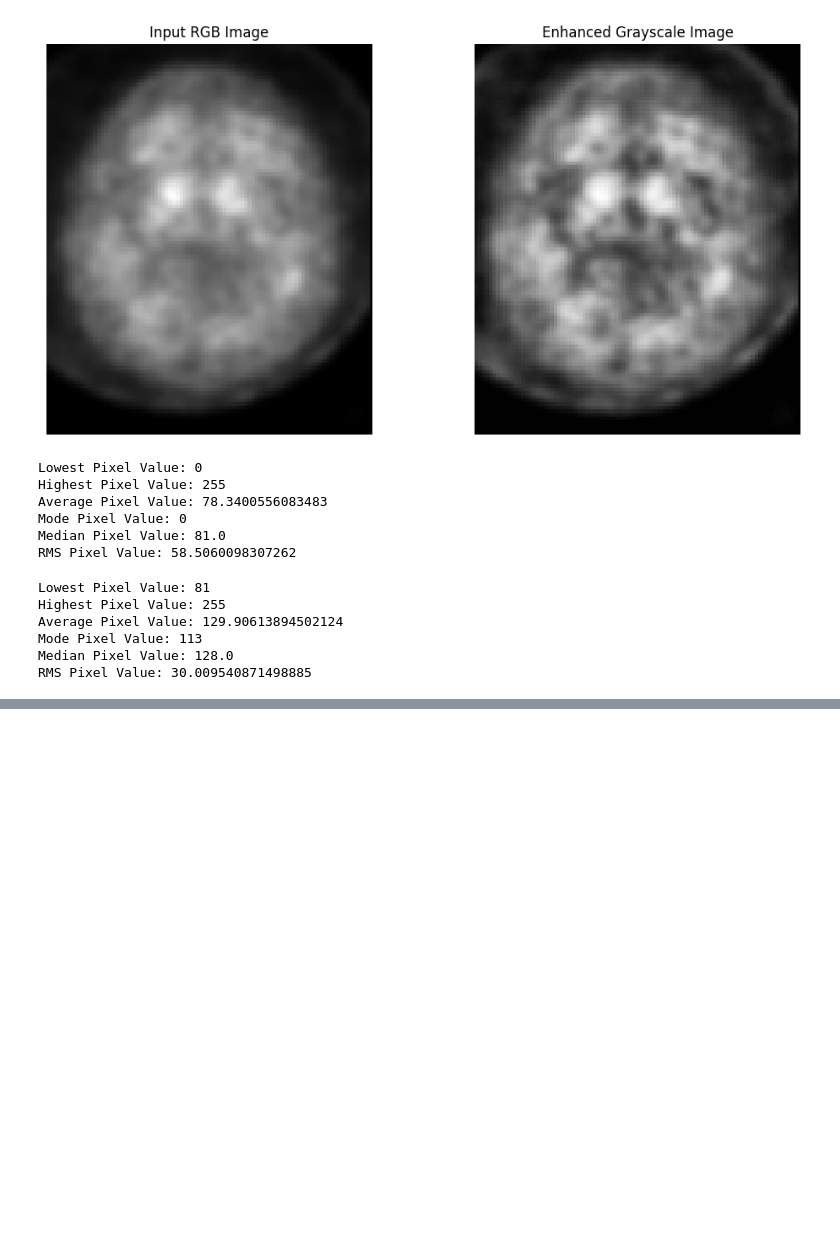
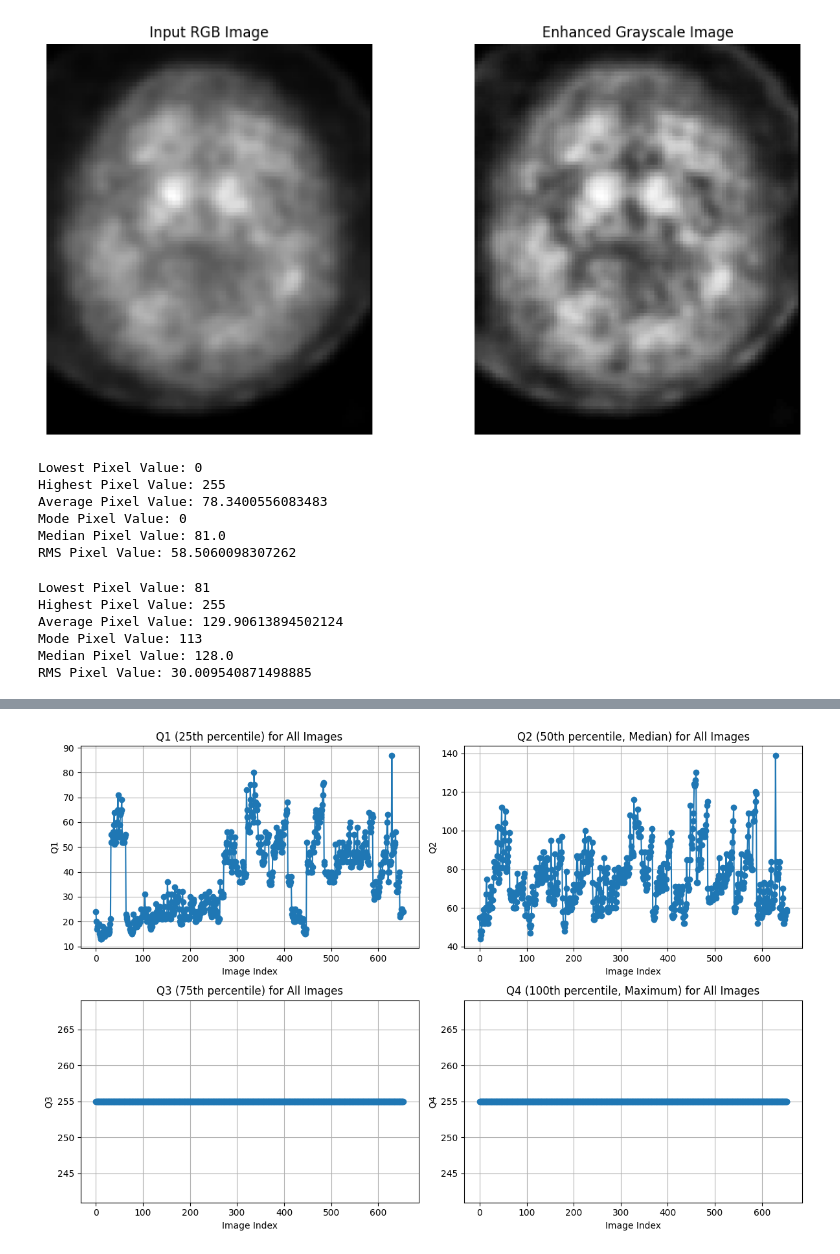
Before and after one commit to iammahbubalam/PPMI_Research_on_Parkinsons, a Jupyter notebook: src/mahbub/save_as_png.ipynb, the cells around one changed output, grey strips where cells are left out. Drawn from its saved outputs; the diff is of its cells as text; code cells hidden in the pictures; blank space fills up the shorter version.

```diff
--- a/src/mahbub/save_as_png.ipynb
+++ b/src/mahbub/save_as_png.ipynb
@@ -335,0 +440,91 @@ highlight_clusters(image_path, clusters)
+# %%
+import os
+import numpy as np
+import matplotlib.pyplot as plt
+from PIL import Image
+
+# Directory containing the images
+image_path = "B:/Sami Sir Research/Data set/DAT_PRE-P_S-ID(4100-4478)/output_for_4100-4478/"
+
+# Function to calculate quartiles for an image
+def calculate_quartiles(image_file):
+    # Open the image
+    image = Image.open(image_file)
+    # Convert the image to a NumPy array
+    image_array = np.array(image)
+    # Flatten the image array to convert it into a 1D array
+    flattened_image_array = image_array.flatten()
+    # Calculate the quartiles
+    q1 = np.percentile(flattened_image_array, 25)
+    q2 = np.percentile(flattened_image_array, 50)
+    q3 = np.percentile(flattened_image_array, 75)
+    q4 = np.percentile(flattened_image_array, 100)
+    return q1, q2, q3, q4
+
+# List to store quartiles for all images
+q1_list = []
+q2_list = []
+q3_list = []
+q4_list = []
+
+# Iterate over all images in the directory
+for filename in os.listdir(image_path):
+    if filename.endswith(".png"):
+        image_file = os.path.join(image_path, filename)
+        # Calculate quartiles for the current image
+        q1, q2, q3, q4 = calculate_quartiles(image_file)
+        q1_list.append(q1)
+        q2_list.append(q2)
+        q3_list.append(q3)
+        q4_list.append(q4)
+
+# Plot the quartiles
+plt.figure(figsize=(12, 8))
+
+# Plot Q1 for all images
+plt.subplot(2, 2, 1)
+plt.plot(q1_list, marker='o', linestyle='-')
+plt.title("Q1 (25th percentile) for All Images")
+plt.xlabel("Image Index")
+plt.ylabel("Q1")
+plt.grid(True)
+
+# Plot Q2 for all images
+plt.subplot(2, 2, 2)
+plt.plot(q2_list, marker='o', linestyle='-')
+plt.title("Q2 (50th percentile, Median) for All Images")
+plt.xlabel("Image Index")
+plt.ylabel("Q2")
+plt.grid(True)
+
+# Plot Q3 for all images
+plt.subplot(2, 2, 3)
+plt.plot(q3_list, marker='o', linestyle='-')
+plt.title("Q3 (75th percentile) for All Images")
+plt.xlabel("Image Index")
+plt.ylabel("Q3")
+plt.grid(True)
+
+# Plot Q4 for all images
+plt.subplot(2, 2, 4)
+plt.plot(q4_list, marker='o', linestyle='-')
+plt.title("Q4 (100th percentile, Maximum) for All Images")
+plt.xlabel("Image Index")
+plt.ylabel("Q4")
+plt.grid(True)
+
+plt.tight_layout()
+plt.show()
+
+# Calculate and plot interquartile range (IQR)
+iqr_list = [q3 - q1 for q3, q1 in zip(q3_list, q1_list)]
+
+plt.figure(figsize=(8, 6))
+plt.plot(iqr_list, marker='o', linestyle='-')
+plt.title("Interquartile Range (IQR) for All Images")
+plt.xlabel("Image Index")
+plt.ylabel("IQR")
+plt.grid(True)
+plt.show()
+# %% [output]
+[figure, added]
```
Also changed, not shown: parts of 5 cells of this notebook, 3 other files.
